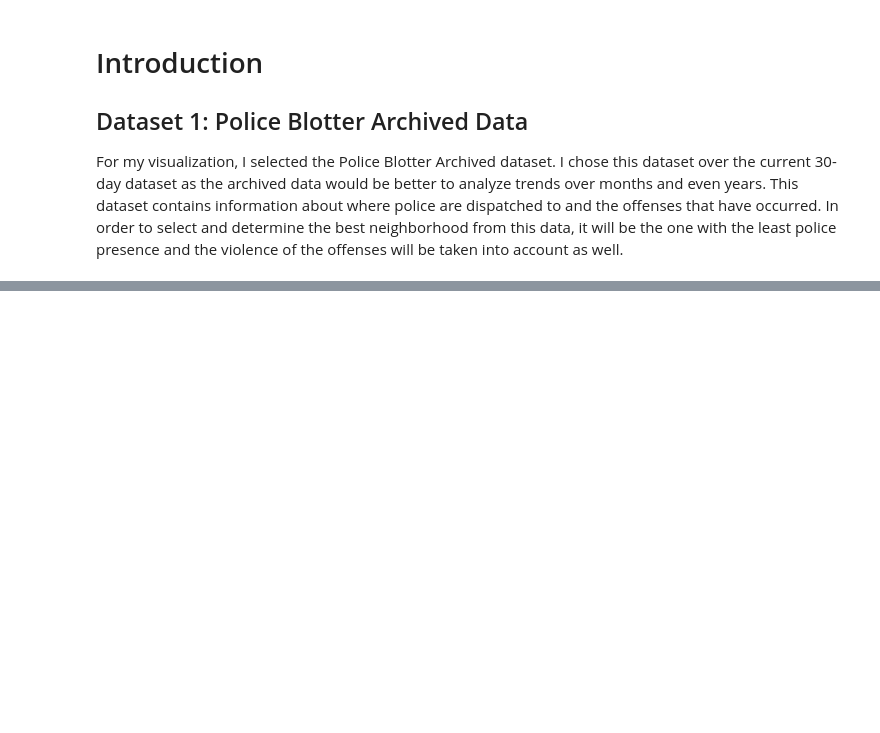
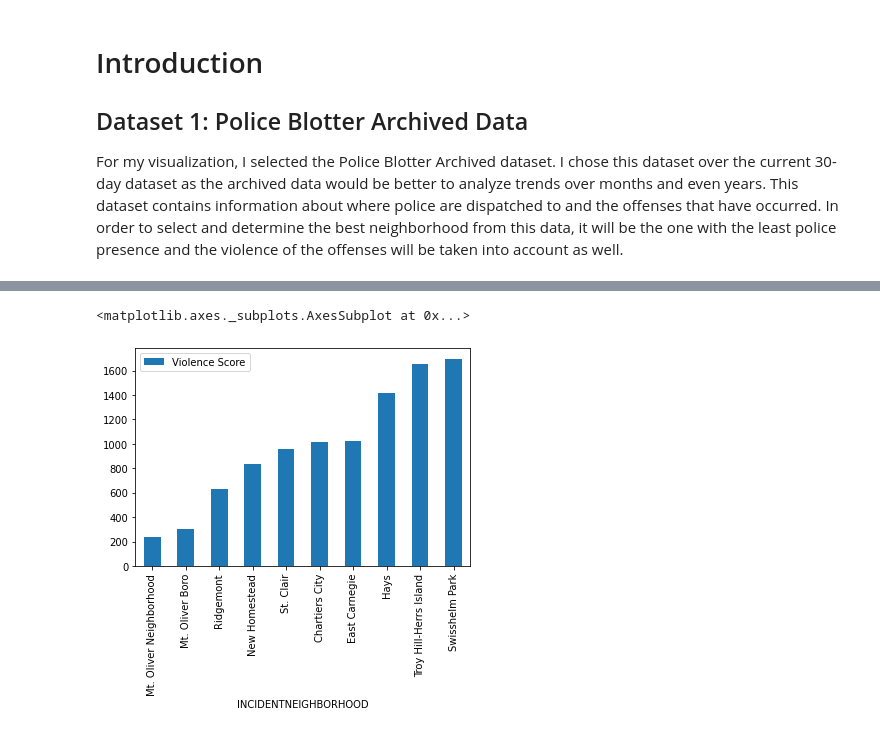
Before and after one commit to jeffzheng13/Best-Neighborhood-For-Fugitive, a Jupyter notebook: jez43 Final Project File.ipynb, the cells around one changed output, grey strips where cells are left out. Cells and saved outputs as stored; diff of their text form; code cells hidden in the pictures; blank space fills up the shorter version.

```diff
--- a/jez43 Final Project File.ipynb
+++ b/jez43 Final Project File.ipynb
@@ -38,0 +119,7 @@ police_blotter_wanted
+# %%
+total_vio_score_all_years = just_vio_score_data.groupby("INCIDENTNEIGHBORHOOD").sum()
+total_vio_years_srt = total_vio_score_all_years.sort_values("Violence Score")
+total_vio_years_srt.head(10).plot(kind = "bar")
+# %% [output]
+<matplotlib.axes._subplots.AxesSubplot at 0x...>
+[figure, added]
```
Also changed, not shown: parts of 23 cells of this notebook, 1 other file.
